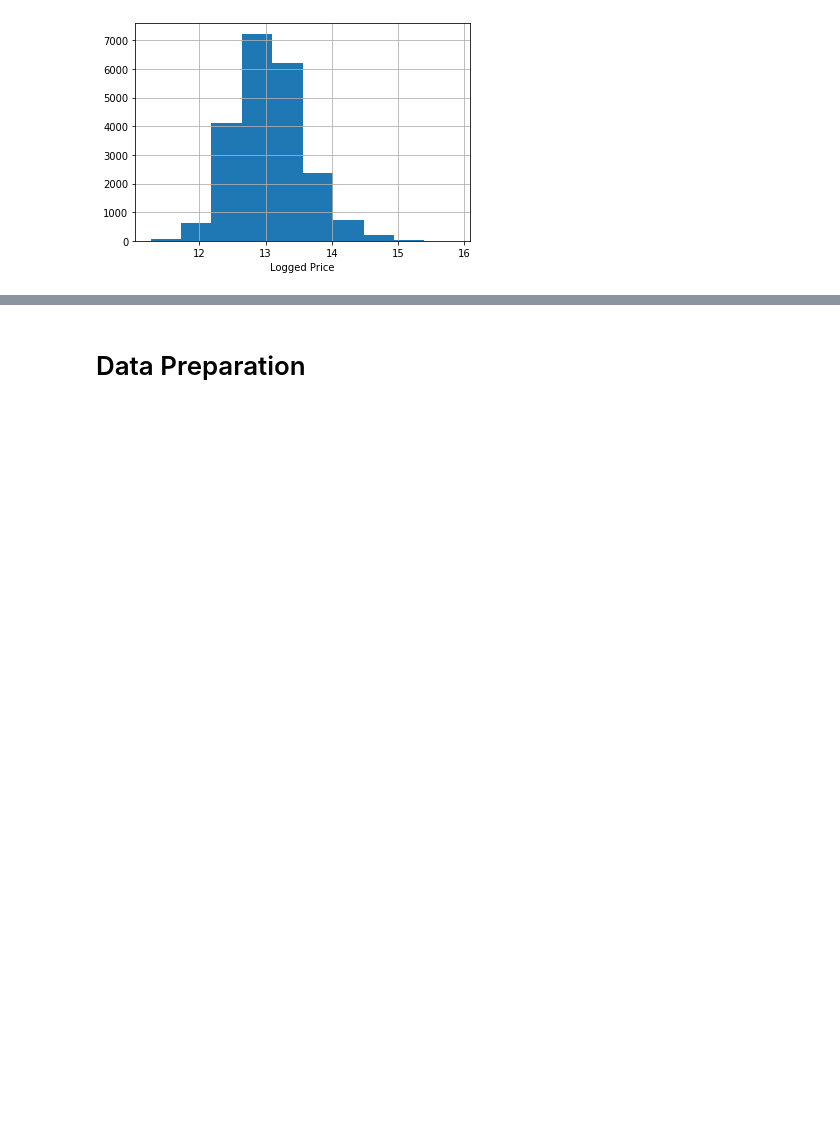
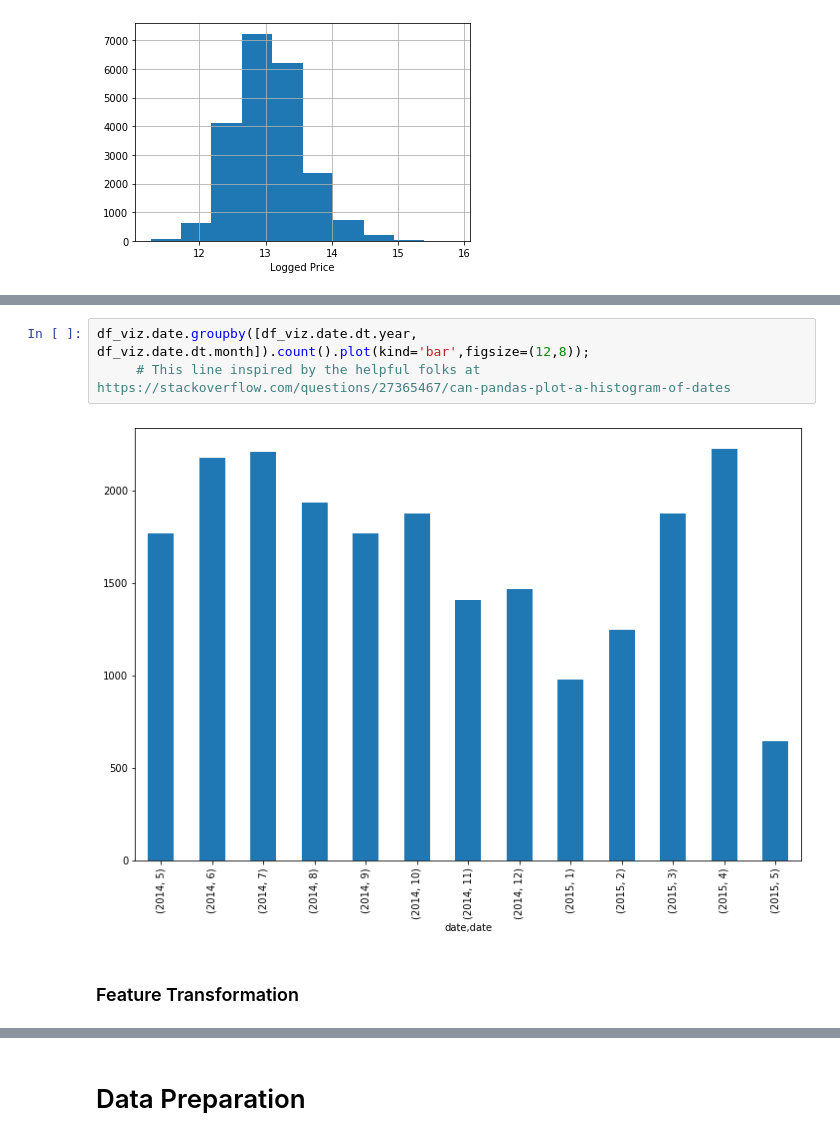
Before and after one commit to Patrickbfuller/lin_reg_tutorial, a Jupyter notebook: linear_regression.ipynb, the cells around one changed output, grey strips where cells are left out. Saved outputs shown, nothing was run; the diff lists cells and outputs as text; blank space fills up the shorter version.

```diff
--- a/linear_regression.ipynb
+++ b/linear_regression.ipynb
@@ -367,0 +396,7 @@ plt.tight_layout()
+# %%
+df_viz.date.groupby([df_viz.date.dt.year, df_viz.date.dt.month]).count().plot(kind='bar',figsize=(12,8));
+     # This line inspired by the helpful folks at https://stackoverflow.com/questions/27365467/can-pandas-plot-a-histogram-of-dates
+# %% [output]
+[figure, added]
+# %% [markdown]
+### Feature Transformation
```
Also changed, not shown: parts of 20 cells of this notebook.
